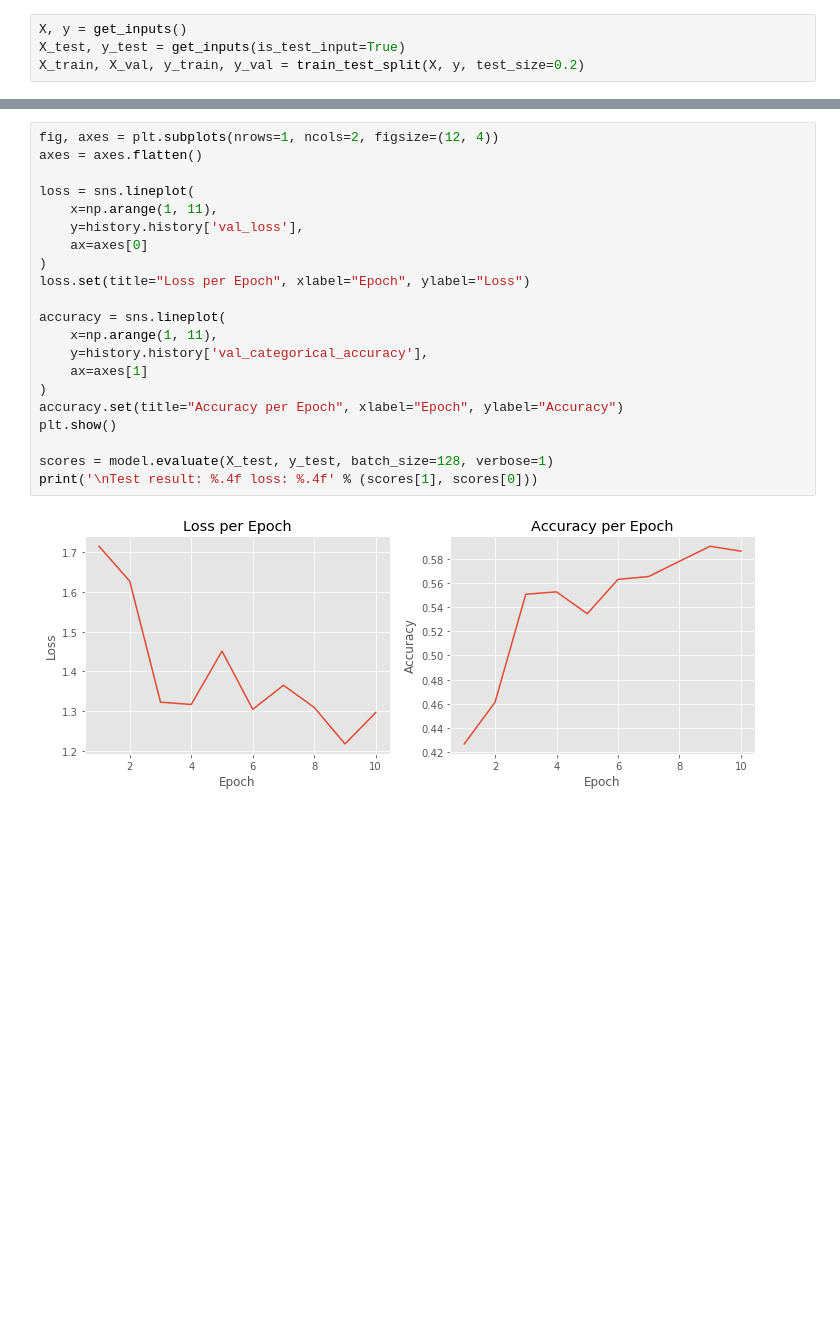
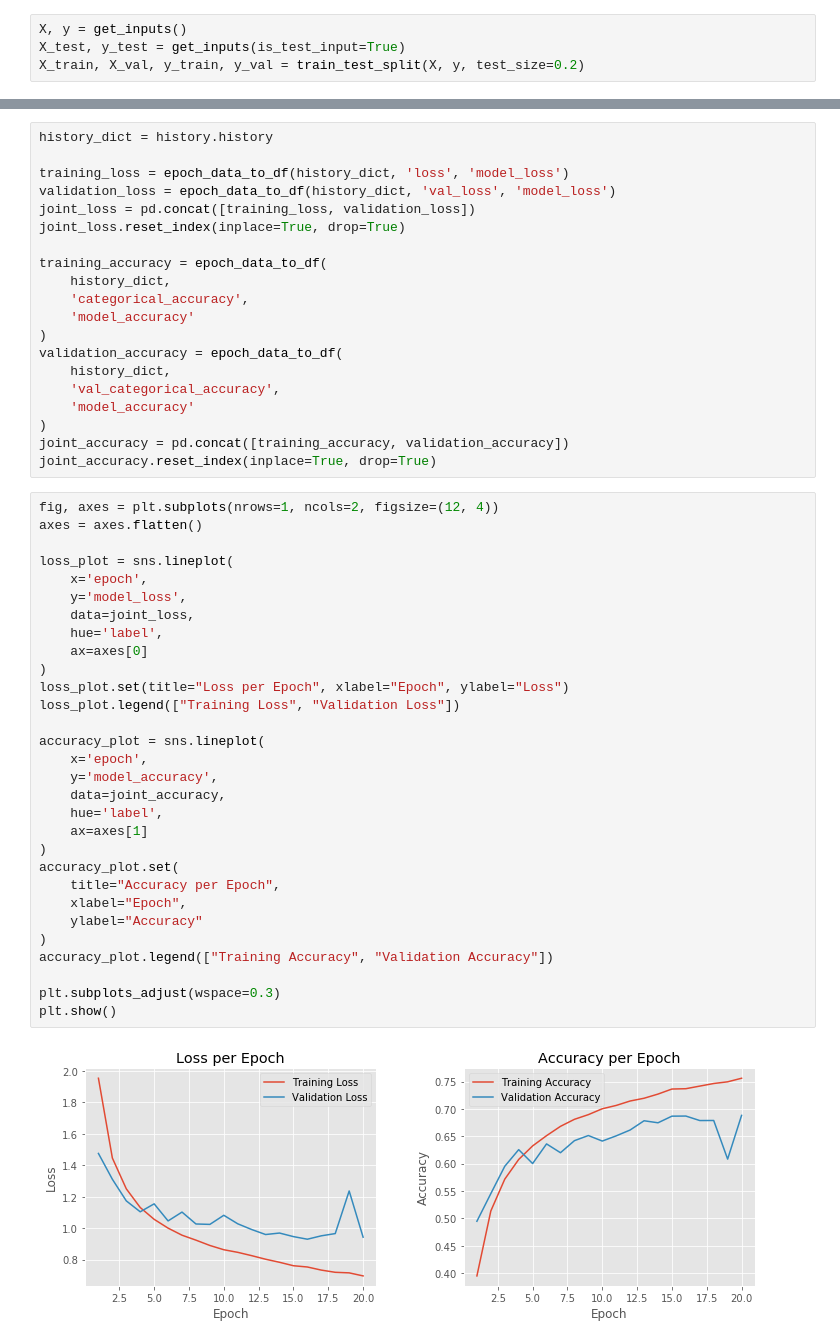
Before and after one commit to ys-lin14/cifar10-dataset, a Jupyter notebook: keras.ipynb, the cells around one changed output, grey strips where cells are left out. Saved outputs shown, nothing was run; the diff lists cells and outputs as text; blank space fills up the shorter version.

Commit message:
add more Conv2D and dropout layers, graph loss and accuracies from both training and validation

```diff
--- a/keras.ipynb
+++ b/keras.ipynb
@@ -116,23 +168,52 @@ Epoch 10/10
+# %%
+history_dict = history.history
+
+training_loss = epoch_data_to_df(history_dict, 'loss', 'model_loss')
+validation_loss = epoch_data_to_df(history_dict, 'val_loss', 'model_loss')
+joint_loss = pd.concat([training_loss, validation_loss])
+joint_loss.reset_index(inplace=True, drop=True)
+
+training_accuracy = epoch_data_to_df(
+    history_dict,
+    'categorical_accuracy',
+    'model_accuracy'
+)
+validation_accuracy = epoch_data_to_df(
+    history_dict,
+    'val_categorical_accuracy',
+    'model_accuracy'
+)
+joint_accuracy = pd.concat([training_accuracy, validation_accuracy])
+joint_accuracy.reset_index(inplace=True, drop=True)
 # %%
 fig, axes = plt.subplots(nrows=1, ncols=2, figsize=(12, 4))
 axes = axes.flatten()
 
-loss = sns.lineplot(
-    x=np.arange(1, 11),
-    y=history.history['val_loss'],
+loss_plot = sns.lineplot(
+    x='epoch',
+    y='model_loss',
+    data=joint_loss,
+    hue='label',
     ax=axes[0]
 )
-loss.set(title="Loss per Epoch", xlabel="Epoch", ylabel="Loss")
+loss_plot.set(title="Loss per Epoch", xlabel="Epoch", ylabel="Loss")
+loss_plot.legend(["Training Loss", "Validation Loss"])
 
-accuracy = sns.lineplot(
-    x=np.arange(1, 11),
-    y=history.history['val_categorical_accuracy'],
+accuracy_plot = sns.lineplot(
+    x='epoch',
+    y='model_accuracy',
+    data=joint_accuracy,
+    hue='label',
     ax=axes[1]
 )
-accuracy.set(title="Accuracy per Epoch", xlabel="Epoch", ylabel="Accuracy")
+accuracy_plot.set(
+    title="Accuracy per Epoch",
+    xlabel="Epoch",
+    ylabel="Accuracy"
+)
+accuracy_plot.legend(["Training Accuracy", "Validation Accuracy"])
+
+plt.subplots_adjust(wspace=0.3)
 plt.show()
-
-scores = model.evaluate(X_test, y_test, batch_size=128, verbose=1)
-print('\nTest result: %.4f loss: %.4f' % (scores[1], scores[0]))
 # %% [output]
-[figure, old version]
+[figure, new version]
```
Also changed, not shown: parts of 8 cells of this notebook.
